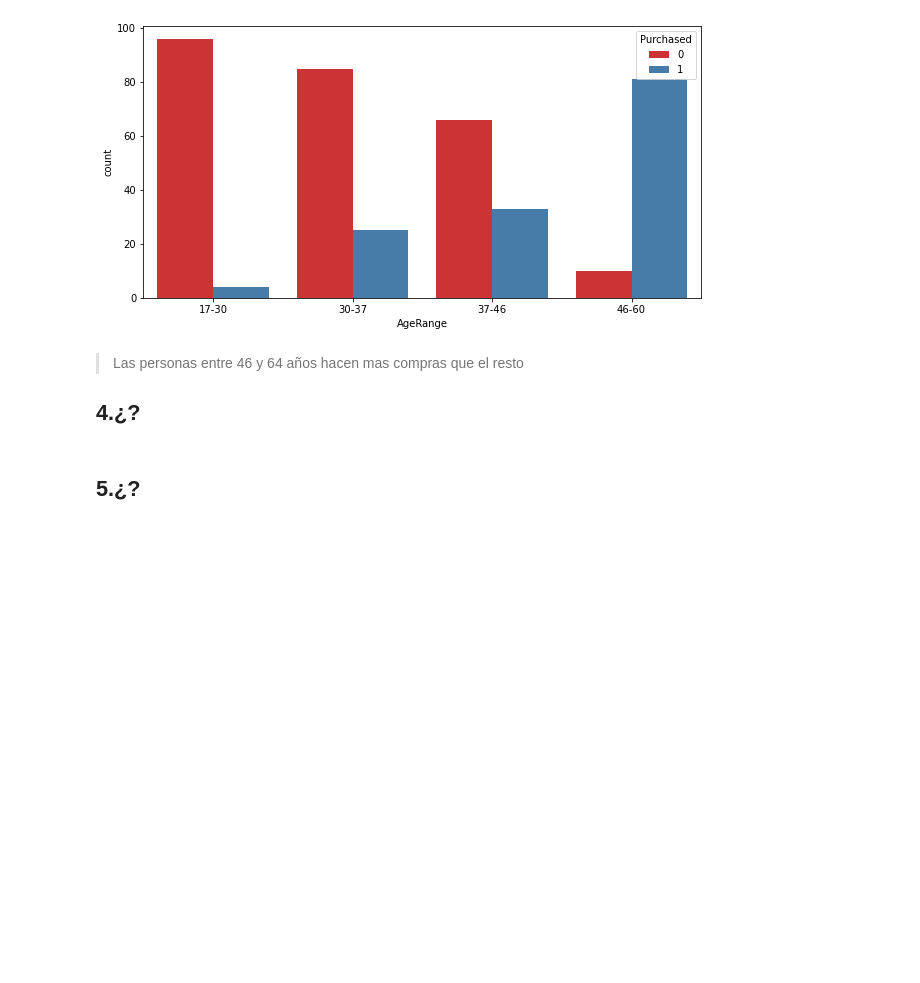
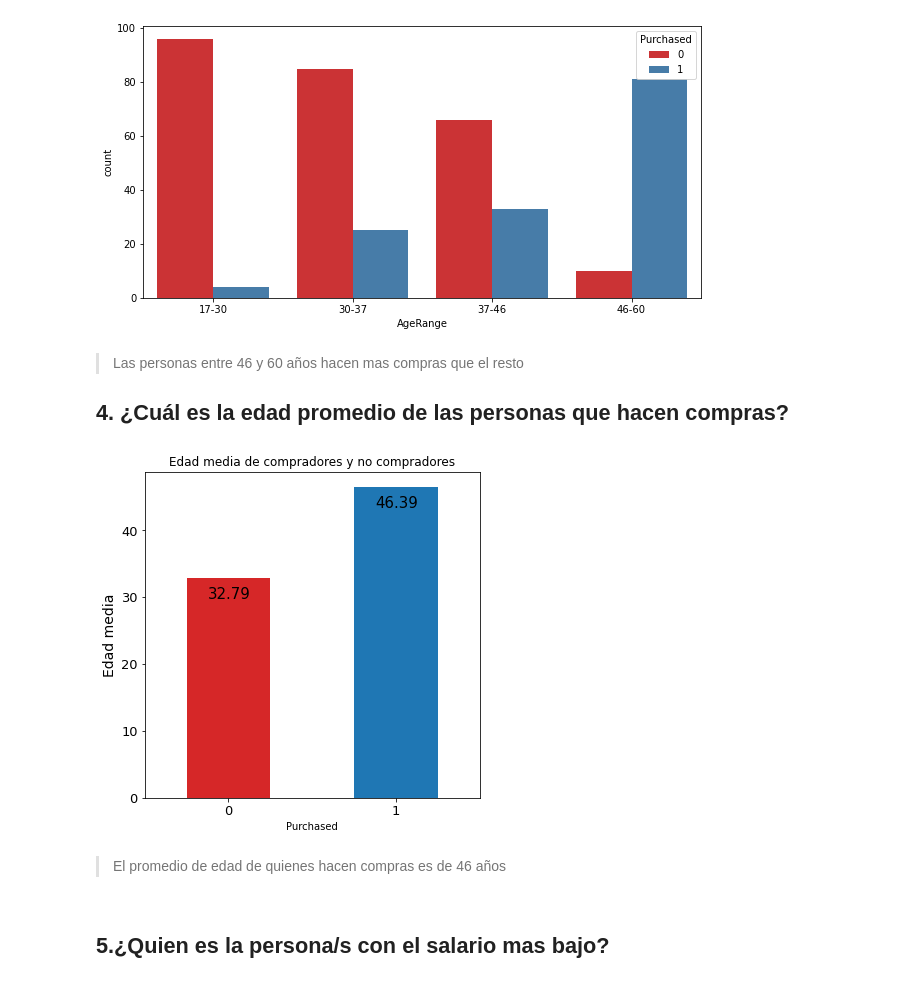
Before and after one commit to cesarmsq/EDAproject, a Jupyter notebook: SocialNetworkADS.ipynb, the cells around one changed output. Drawn from its saved outputs; the diff is of its cells as text; code cells hidden in the pictures; blank space fills up the shorter version.

```diff
--- a/SocialNetworkADS.ipynb
+++ b/SocialNetworkADS.ipynb
@@ -116,8 +110,23 @@ sns.countplot(data=df, x="AgeRange", hue="Purchased", palette="Set1");
 # %% [output]
 [figure]
 # %% [markdown]
-> Las personas entre 46 y 64 años hacen mas compras que el resto
+> Las personas entre 46 y 60 años hacen mas compras que el resto
 
-## 4.¿?
+## 4. ¿Cuál es la edad promedio de las personas que hacen compras?
+# %%
+df.groupby("Purchased")['Age'].mean()
+ax = (df.groupby("Purchased")['Age'].mean().plot
+ .bar(rot=0, color=["tab:red", "tab:blue"],
+      figsize=(6, 6), fontsize=13)
+)
+ax.set_title('Edad media de compradores y no compradores')
+ax.set_ylabel('Edad media', fontsize=14)
+for i in ax.patches:
+    ax.text(i.get_x() + 0.13, i.get_height()-3,
+            str(round(i.get_height(), 2)), fontsize=15)
+# %% [output]
+[figure, added]
+# %% [markdown]
+> El promedio de edad de quienes hacen compras es de 46 años
 # %% [markdown]
-## 5.¿?
+## 5.¿Quien es la persona/s con el salario mas bajo?
```
Also changed, not shown: parts of 4 cells of this notebook, 2 other files.
